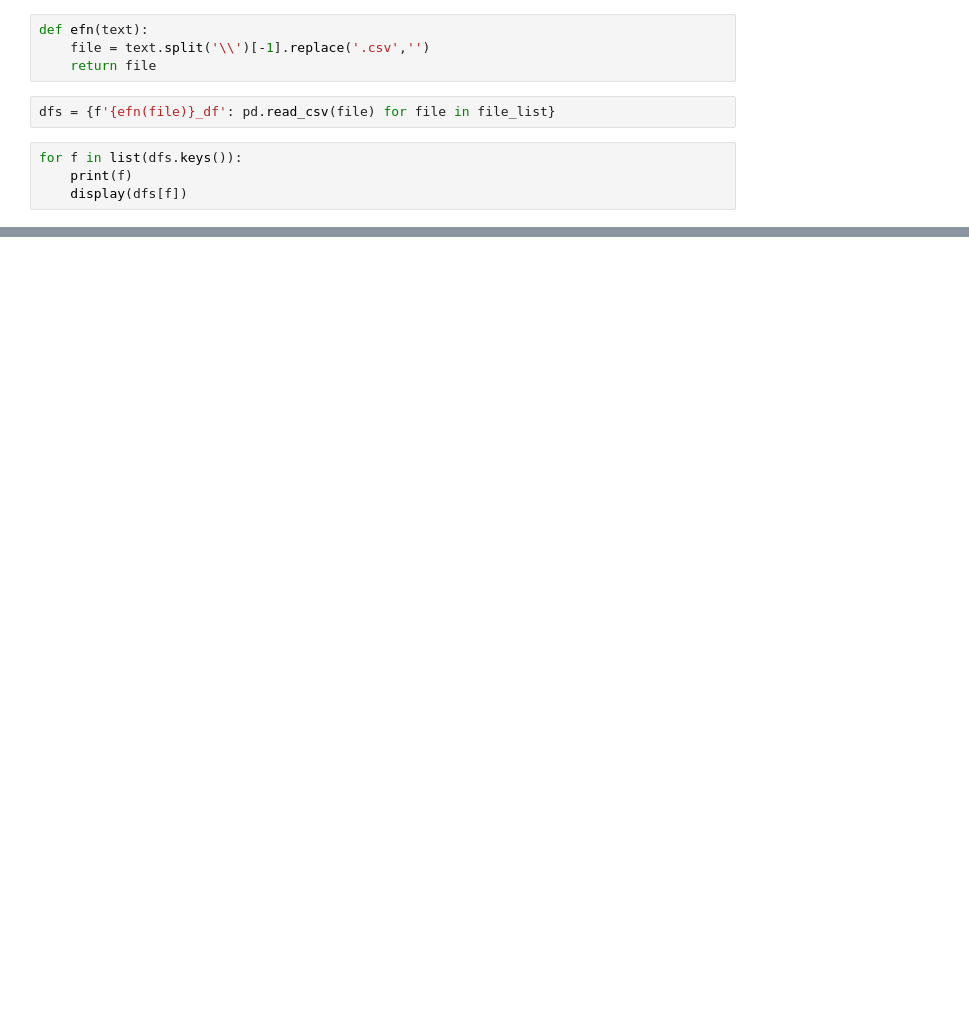
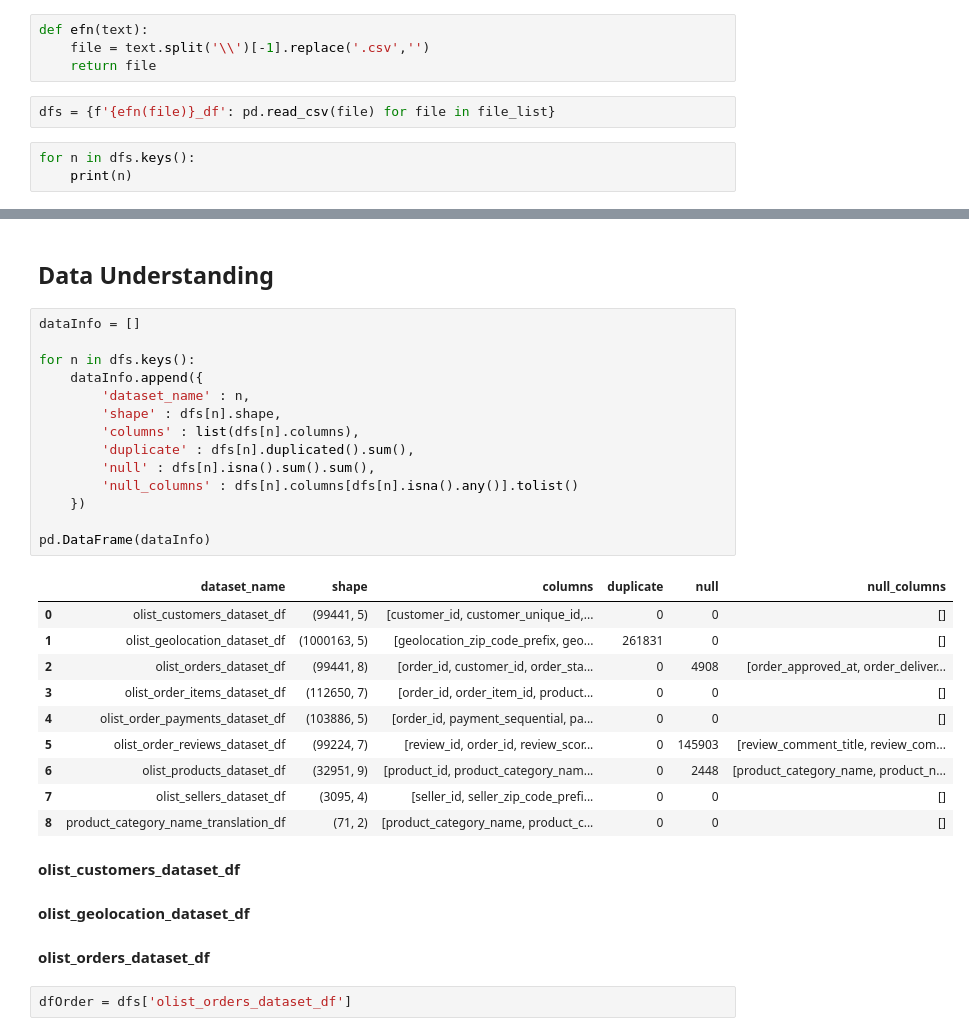
Before and after one commit to aridiawan/ecommerce-analysis, a Jupyter notebook: notebooks/1.0.1-data-preparation.ipynb, the cells around one changed output, grey strips where cells are left out. Drawn from its saved outputs; the diff is of its cells as text; blank space fills up the shorter version.

```diff
--- a/notebooks/1.0.1-data-preparation.ipynb
+++ b/notebooks/1.0.1-data-preparation.ipynb
@@ -28,8 +32,7 @@ def efn(text):
 # %%
 dfs = {f'{efn(file)}_df': pd.read_csv(file) for file in file_list}
 # %%
-for f in list(dfs.keys()):
-    print(f)
-    display(dfs[f])
+for n in dfs.keys():
+    print(n)
 # %% [output]
 olist_customers_dataset_df
@@ -91,0 +47,35 @@ olist_order_items_dataset_df
+# %% [markdown]
+## Data Understanding
+# %%
+dataInfo = []
+
+for n in dfs.keys():
+    dataInfo.append({
+        'dataset_name' : n,
+        'shape' : dfs[n].shape,
+        'columns' : list(dfs[n].columns),
+        'duplicate' : dfs[n].duplicated().sum(),
+        'null' : dfs[n].isna().sum().sum(),
+        'null_columns' : dfs[n].columns[dfs[n].isna().any()].tolist()
+    })
+
+pd.DataFrame(dataInfo)
+# %% [output]
+|  | dataset_name | shape | columns | duplicate | null | null_columns |
+| 0 | olist_customers_dataset_df | (99441, 5) | [customer_id, customer_unique_id,... | 0 | 0 | [] |
+| 1 | olist_geolocation_dataset_df | (1000163, 5) | [geolocation_zip_code_prefix, geo... | 261831 | 0 | [] |
+| 2 | olist_orders_dataset_df | (99441, 8) | [order_id, customer_id, order_sta... | 0 | 4908 | [order_approved_at, order_deliver... |
+| 3 | olist_order_items_dataset_df | (112650, 7) | [order_id, order_item_id, product... | 0 | 0 | [] |
+| 4 | olist_order_payments_dataset_df | (103886, 5) | [order_id, payment_sequential, pa... | 0 | 0 | [] |
+| 5 | olist_order_reviews_dataset_df | (99224, 7) | [review_id, order_id, review_scor... | 0 | 145903 | [review_comment_title, review_com... |
+| 6 | olist_products_dataset_df | (32951, 9) | [product_id, product_category_nam... | 0 | 2448 | [product_category_name, product_n... |
+| 7 | olist_sellers_dataset_df | (3095, 4) | [seller_id, seller_zip_code_prefi... | 0 | 0 | [] |
+| 8 | product_category_name_translation_df | (71, 2) | [product_category_name, product_c... | 0 | 0 | [] |
+# %% [markdown]
+**olist_customers_dataset_df**
+# %% [markdown]
+**olist_geolocation_dataset_df**
+# %% [markdown]
+**olist_orders_dataset_df**
+# %%
+dfOrder = dfs['olist_orders_dataset_df']
```
Also changed, not shown: parts of 17 cells of this notebook.
